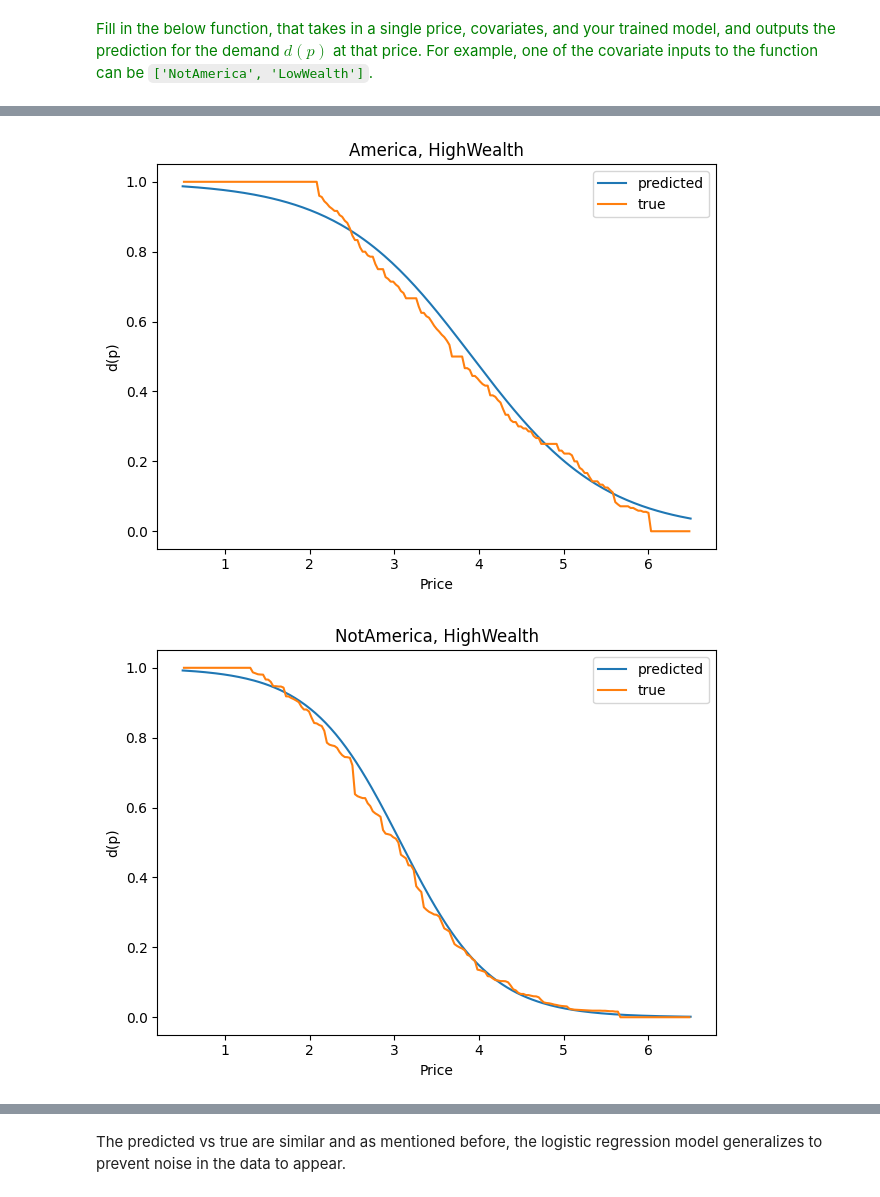
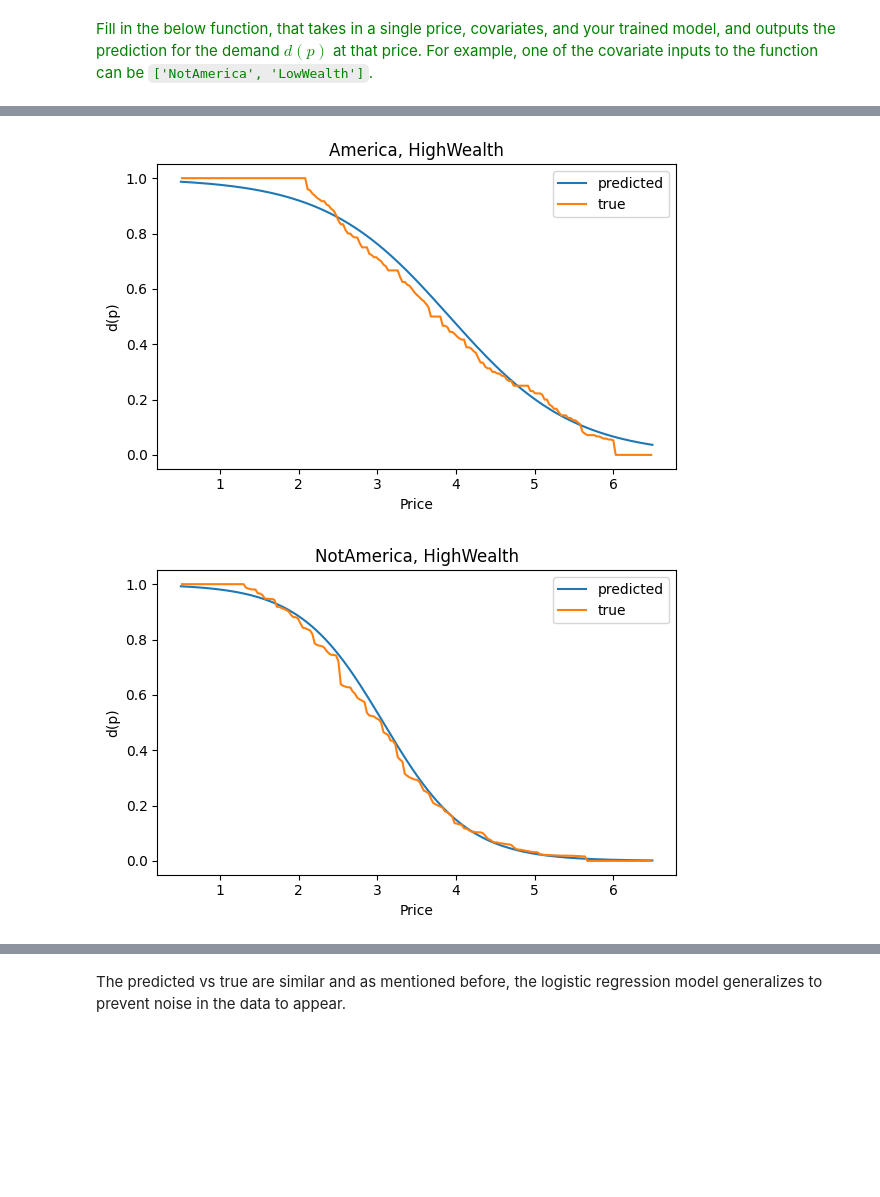
Before and after one commit to spabolu/orie5355, a Jupyter notebook: hw3/HW3_assignment.ipynb, the cells around one changed output, grey strips where cells are left out. Cells and saved outputs as stored; diff of their text form; code cells hidden in the pictures; blank space fills up the shorter version.

```diff
--- a/hw3/HW3_assignment.ipynb
+++ b/hw3/HW3_assignment.ipynb
@@ -222,9 +211,6 @@ def fit_logistic_regression_demand_just_on_price(df):
 Note that you do not want to treat logistic regression as a binary classifier that outputs either 0 or 1. Rather, you want to get the probability of being a 1. You can extract this using the predict_proba(X) function.
 # %%
 def get_prediction_logistic(fitted_model, price):
-    """
-    Returns predicted probability of purchase (not a 0/1 class label)
-    """
     return float(fitted_model.predict_proba(np.array([[price]]))[0, 1])
 # %% [markdown]
 <font color='green'> For each of the three training dataframes as in part A, fit a model and get the predictions for each of the prices in `prices_to_predict` using your above function. Generate the same lineplot as above. Also include the "true" test-time demand curve, `test_demand_curve`.
@@ -430,24 +410,19 @@ For this section, we will use all the df_train data, as opposed to just the firs
 <font color='green'> First, Fill in the below function that fits a logistic regression to predict the probability of purchase at a price ($d(p)$). The logistic regression should now have more coefficients than before: 1 for each covariate, and any interactions (including interactions between price and covariates) that you wish to add. If you add more interactions, you may wish to add regularization.
 # %%
 def fit_logistic_regression_demand_with_covariates(df):
-    """
-    Fit a logistic model: P(purchase=1 | price, America, HighWealth, interactions).
-    Features: price, America, HighWealth, price*America, price*HighWealth, America*HighWealth.
-    """
-    # Build binary covariates
+    # build binary covariates
     df = df.copy()
     med_inc = df['Income'].median()
     df['HighWealth'] = (df['Income'] >= med_inc).astype(int)
     df['America']    = (df['Location'] == 'America').astype(int)
 
-    # Feature matrix with interactions
+    # feature matrix with interactions
     p  = df[['Offered price']].to_numpy()
     A  = df[['America']].to_numpy()
     H  = df[['HighWealth']].to_numpy()
     X  = np.hstack([p, A, H, p*A, p*H, A*H])
     y  = df['Purchased'].astype(int).to_numpy()
 
-    # Weak regularization (large C) + intercept
     model = LogisticRegression(fit_intercept=True, C=1e6, solver='lbfgs', max_iter=2000)
     model.fit(X, y)
     return model
@@ -455,15 +430,9 @@ def fit_logistic_regression_demand_with_covariates(df):
 <font color='green'> Fill in the below function, that takes in a single price, covariates, and your trained model, and outputs the prediction for the demand $d(p)$ at that price. For example, one of the covariate inputs to the function can be `['NotAmerica', 'LowWealth']`.
 # %%
 def get_prediction_logistic(fitted_model, price, covariates):
-    """
-    Predict demand d(p) at 'price' for a covariate list like:
-      ['America','HighWealth'] or ['NotAmerica','LowWealth'].
-
-    Accepts either the positive or negative labels for robustness.
-    """
     covariates = set(covariates)
 
-    # Parse America flag
+    # read America flag
     if 'America' in covariates:
         A = 1
     elif 'NotAmerica' in covariates:
@@ -472,7 +441,7 @@ def get_prediction_logistic(fitted_model, price, covariates):
         # default to NotAmerica if not specified
         A = 0
 
-    # Parse HighWealth flag
+    # check HighWealth flag
     if 'HighWealth' in covariates:
         H = 1
     elif 'LowWealth' in covariates:
@@ -486,7 +455,7 @@ def get_prediction_logistic(fitted_model, price, covariates):
     H_ = np.array([[H]])
     X  = np.hstack([p, A_, H_, p*A_, p*H_, A_*H_])
 
-    # Return probability of purchase
+    # return probability of purchase
     return float(fitted_model.predict_proba(X)[0, 1])
 # %%
 test_demand_curve_America_HighWealth = pd.read_csv('test_demand_America_HighWealth.csv')
@@ -502,11 +471,11 @@ For example, for `NotAmerica_LowWealth`, we got (again, your answers may differ
 
 ![image.png](attachment:image.png)
 # %%
-# Price grid for smooth curves
+# price grid for smooth curves
 prices_to_predict = np.linspace(df_train['Offered price'].min(),
                                 df_train['Offered price'].max(), 200)
 
-# Fit the covariate-aware model on ALL rows
+# fit the covariate-aware model on ALL rows
 fitted_cov = fit_logistic_regression_demand_with_covariates(df_train)
 
 def plot_group_curve(name, covariate_list, true_curve_df):
@@ -517,34 +486,34 @@ def plot_group_curve(name, covariate_list, true_curve_df):
         tx = true_curve_df['Price_bin_mid'].to_numpy()
     else:
         tx = ((true_curve_df['Price_bin_low'] + true_curve_df['Price_bin_high'])/2.0).to_numpy()
     ty = true_curve_df['Demand_at_price'].to_numpy()
 
-    plt.figure()
+    plt.figure(figsize=(6, 4))
     plt.plot(prices_to_predict, y_pred, label='predicted')
     plt.plot(tx, ty, label='true')
     plt.xlabel('Price')
     plt.ylabel('d(p)')
     plt.title(f'{name}')
     plt.legend()
     plt.tight_layout()
     plt.show()
 
-# Four required plots
+# 4 required plots
 plot_group_curve('America, HighWealth',
                  ['America','HighWealth'],
                  test_demand_curve_America_HighWealth)
 
 plot_group_curve('NotAmerica, HighWealth',
                  ['NotAmerica','HighWealth'],
                  test_demand_curve_NotAmerica_HighWealth)
 
 plot_group_curve('America, LowWealth',
                  ['America','LowWealth'],
                  test_demand_curve_America_LowWealth)
 
 plot_group_curve('NotAmerica, LowWealth',
                  ['NotAmerica','LowWealth'],
                  test_demand_curve_NotAmerica_LowWealth)
 # %% [output]
-[figure, old version]
+[figure, new version]
-[figure, old version]
+[figure, new version]
```
Also changed, not shown: parts of 16 cells of this notebook, 1 other file.
